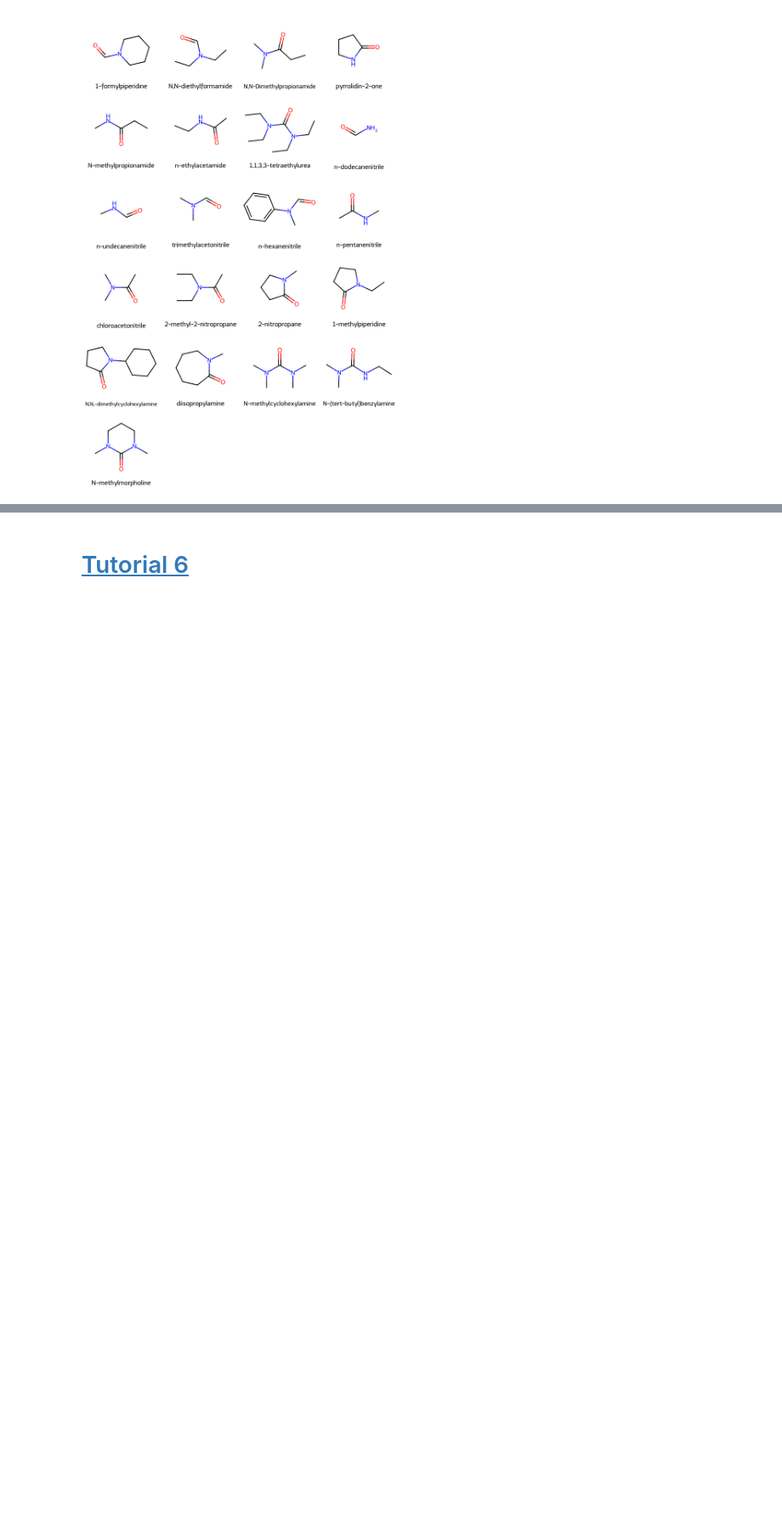
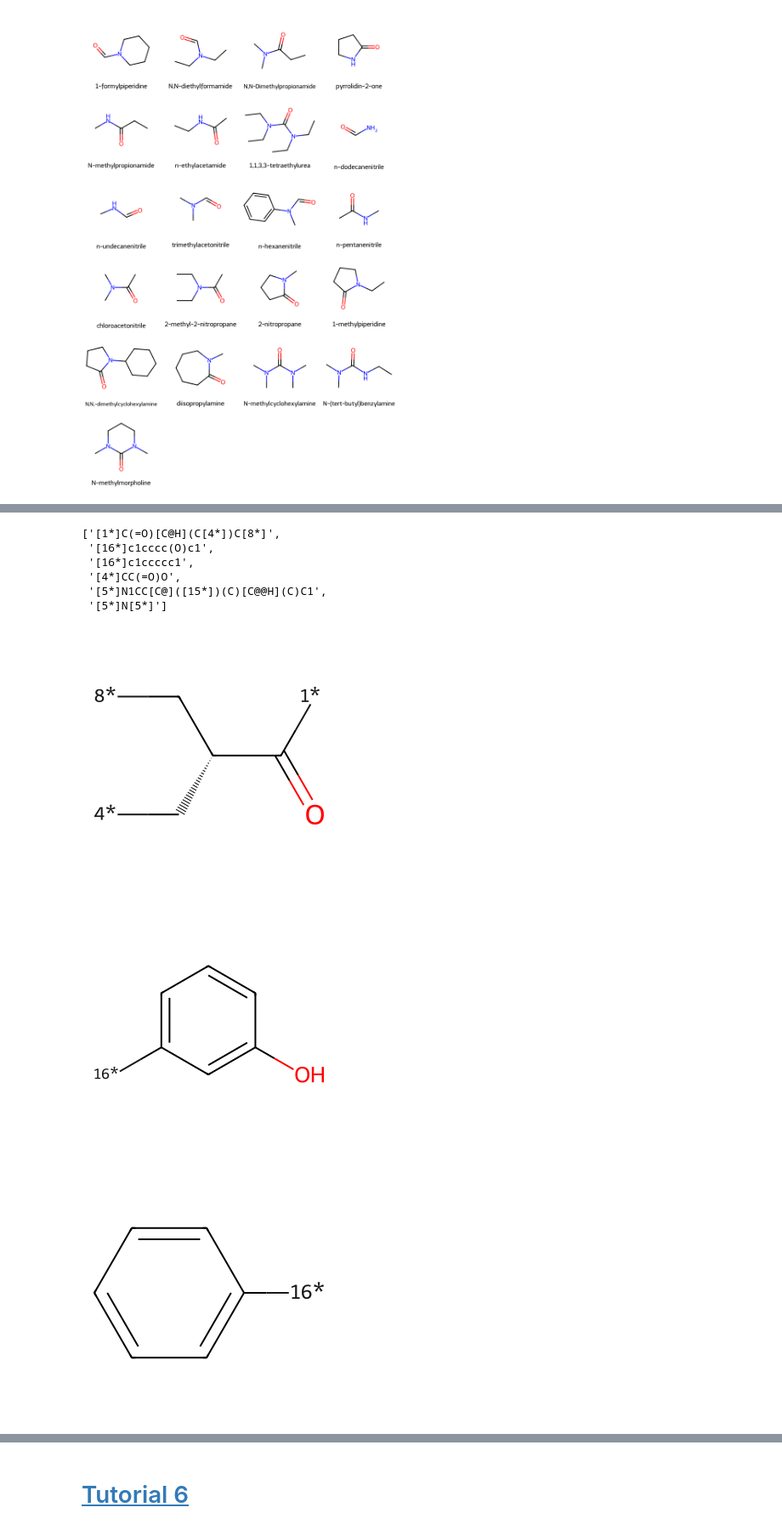
Before and after one commit to sandarnaing/tutorial, a Jupyter notebook: rdkit/rdkit_tutorial_5.ipynb, the cells around one changed output, grey strips where cells are left out. Shown at 85% size. Cells and saved outputs as stored; diff of their text form; code cells hidden in the pictures; blank space fills up the shorter version.

```diff
--- a/rdkit/rdkit_tutorial_5.ipynb
+++ b/rdkit/rdkit_tutorial_5.ipynb
@@ -437,0 +462,7 @@ img
+# %%
+img = Draw.MolsToGridImage(list(sdmol)[:16],
+                          molsPerRow = 4,
+                          subImgSize=(400,400)
+                          )
+
+img
@@ -437,0 +471,21 @@ img
+# %%
+fragms = sorted(BRICS.BRICSDecompose(sdmol[2]))
+fragms
+# %% [output]
+['[1*]C(=O)[C@H](C[4*])C[8*]',
+ '[16*]c1cccc(O)c1',
+ '[16*]c1ccccc1',
+ '[4*]CC(=O)O',
+ '[5*]N1CC[C@]([15*])(C)[C@@H](C)C1',
+ '[5*]N[5*]']
+# %%
+mols = []
+for frag in fragms:
+  mol = Chem.MolFromSmiles(frag)
+  img = Draw.MolToImage(mol)
+  display(img)
+  mols.append(mol)
+# %% [output]
+[figure, added]
+[figure, added]
+[figure, added]
```
Also changed, not shown: parts of 70 cells of this notebook.
